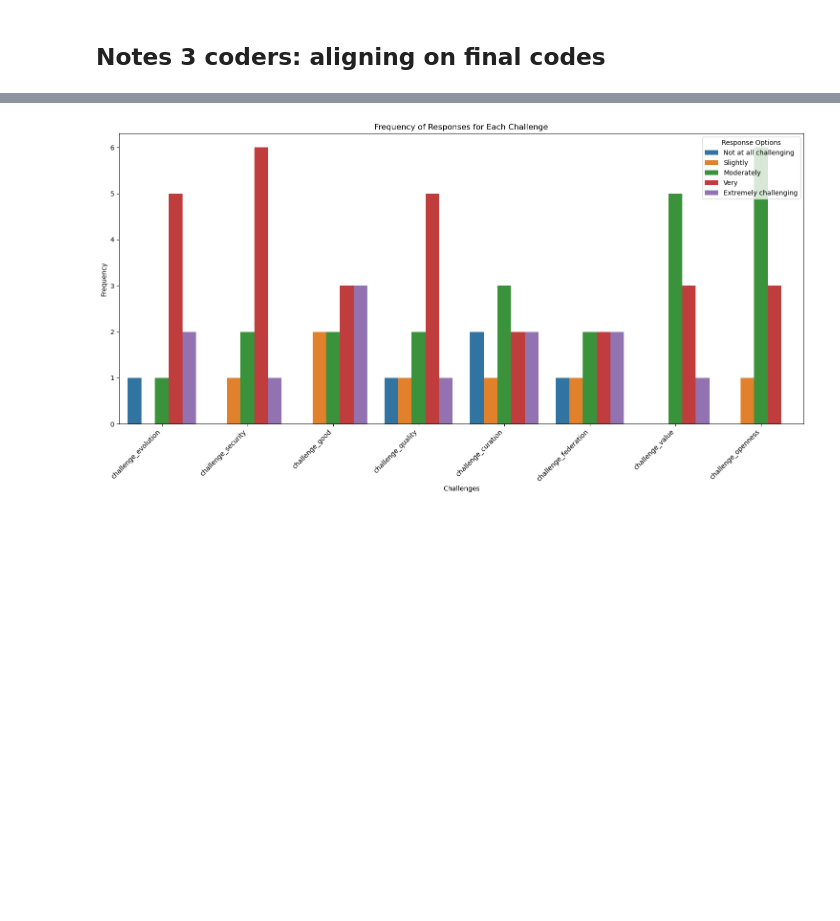
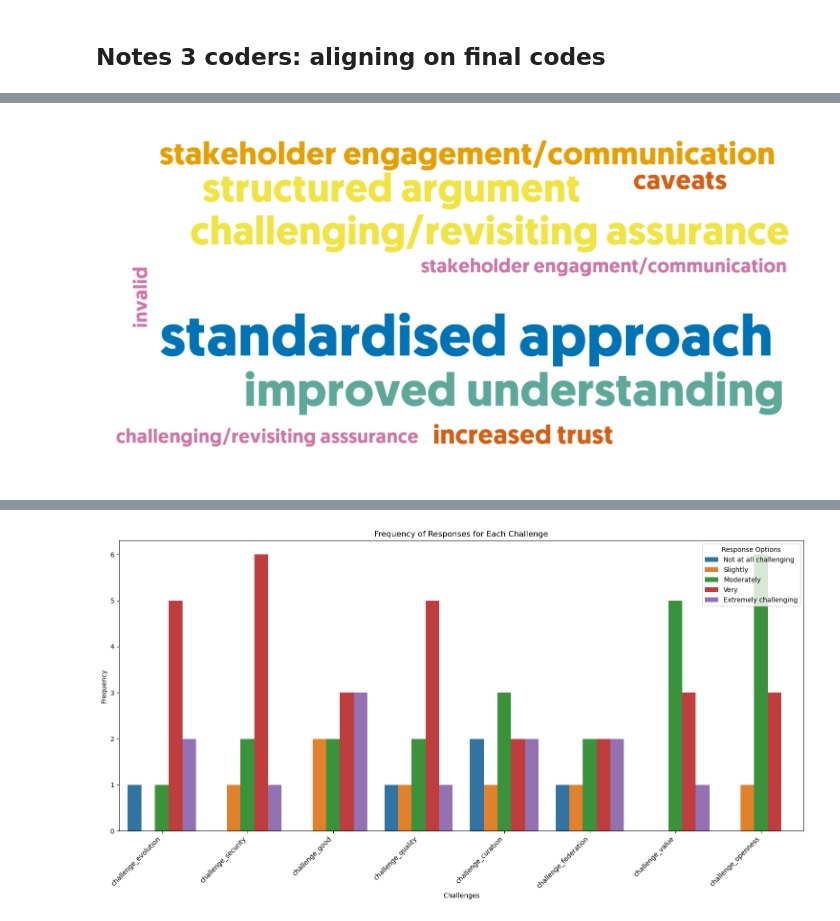
Before and after one commit to alan-turing-institute/teadt-community-survey, a Jupyter notebook: data_analysis/tea_gemini_content_analysis.ipynb, the cells around one changed output, grey strips where cells are left out. Drawn from its saved outputs; the diff is of its cells as text; code cells hidden in the pictures; blank space fills up the shorter version.

```diff
--- a/data_analysis/tea_gemini_content_analysis.ipynb
+++ b/data_analysis/tea_gemini_content_analysis.ipynb
@@ -610,0 +696,6 @@ filtered_df = df_challenge.loc[matching_ids]
+# %%
+# Process the codes
+df_data['unique_codes'] = df_data['codes'].apply(lambda x: [code.split(':')[-1].strip() for code in x.split(',')]).apply(set)
+all_codes = [code for unique_set in df_data['unique_codes'] for code in unique_set]
+counter_results = Counter(all_codes)
+counter_results
@@ -610,0 +713,45 @@ filtered_df = df_challenge.loc[matching_ids]
+# %%
+# Define a dictionary for string replacements
+string_replacements = {
+    'how to assure DTs': 'Not knowing how',
+    'explaining/communicating value': 'communicating value',
+    # Add more replacements as needed
+}
+
+# Create a new Counter with modified strings
+counter_results = Counter({string_replacements.get(word, word): count for word, count in counter_results.items()})
+# %%
+from wordcloud import WordCloud
+
+# Define custom hex colors
+custom_colors = ["#0073B4", '#5DA899', '#F0E442', '#E69F03', '#D45F14', '#CC78A7', '#812C55','#00B4DF']
+
+
+# Create a frequency to color map
+# For simplicity, assign a different color to each frequency
+frequencies = sorted(set(counter_results.values()), reverse=True)  # Get unique frequencies
+frequency_color_map = {freq: custom_colors[i % len(custom_colors)] for i, freq in enumerate(frequencies)}
+
+# Function to map colors to words based on their frequency
+def color_func(word, font_size, position, orientation, random_state=None, **kwargs):
+    frequency = counter_results[word]  # Get the frequency of the word
+    return frequency_color_map[frequency]  # Return the color for this frequency
+
+# Path to the bold font file (replace with the actual path to your bold font)
+font_path = '~/Library/Fonts/Geomanist-Bold.otf'  # Example bold font
+
+# Generate a word cloud from the counter results with custom font and colors
+wordcloud = WordCloud(width=1600, height=800, mode="RGBA", background_color="rgba(255, 255, 255, 0)", font_path=font_path).generate_from_frequencies(counter_results)
+
+# Apply the custom color function
+wordcloud.recolor(color_func=color_func)
+wordcloud.to_file("report_plots/wordcloud_challenges.png")  # Save as PNG
+
+# Display the word cloud
+plt.figure(figsize=(10, 5))
+plt.imshow(wordcloud, interpolation='bilinear')
+plt.axis('off')
+plt.savefig("report_plots/wordcloud_challenges.svg", dpi=700, format="svg")
+plt.show()
+# %% [output]
+[figure, added]
```
Also changed, not shown: parts of 30 cells of this notebook.
